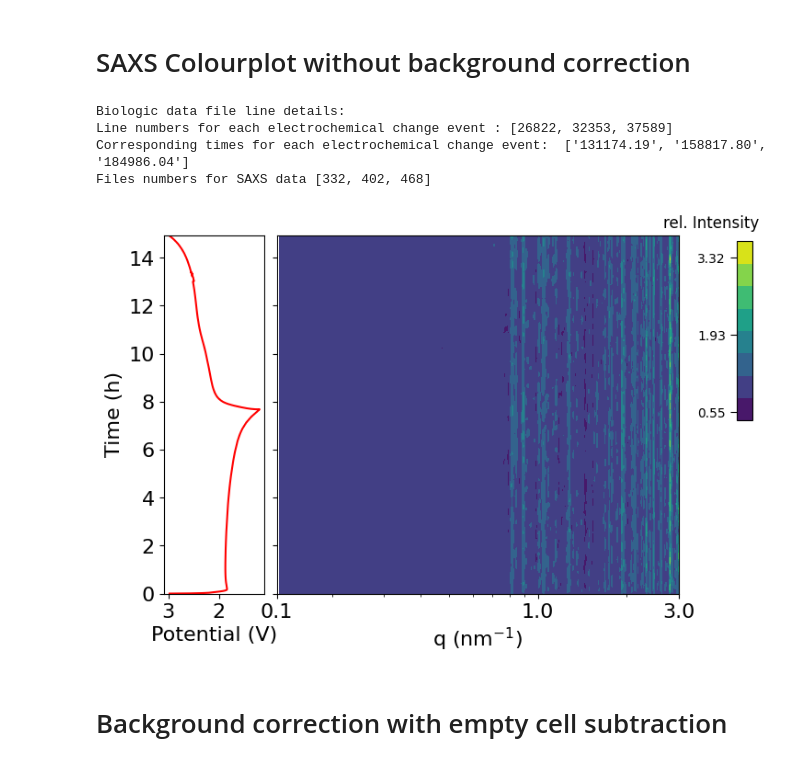
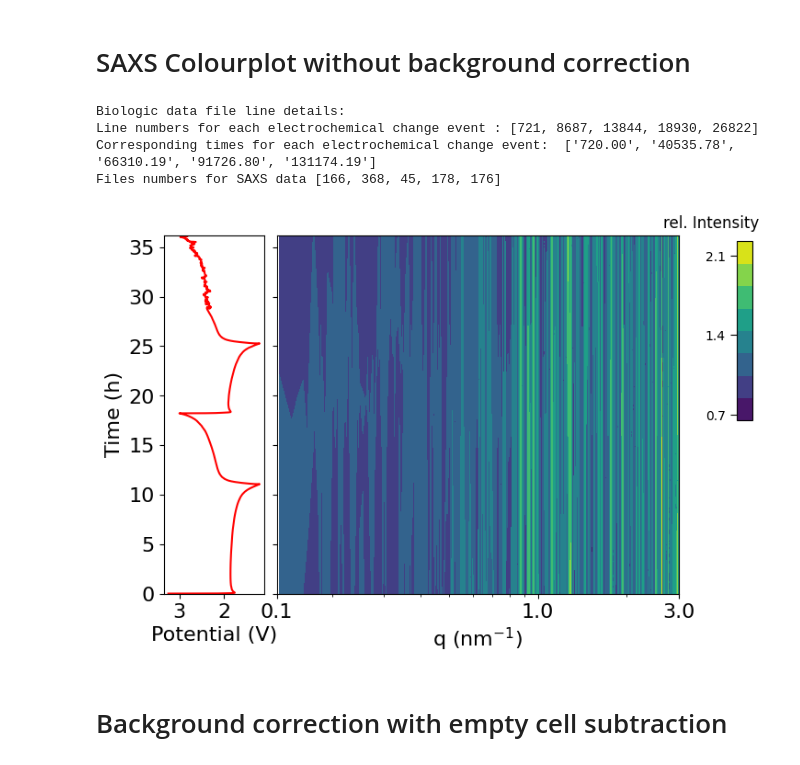
Before and after one commit to PronoyDutta/SAXS_WAXS, a Jupyter notebook: Notebooks_for_SWAXS/iodine_project/non_iodiene_20251017_Xenocs_cell.ipynb, the cells around one changed output. Saved outputs shown, nothing was run; the diff lists cells and outputs as text; code cells hidden in the pictures.

```diff
--- a/Notebooks_for_SWAXS/iodine_project/non_iodiene_20251017_Xenocs_cell.ipynb
+++ b/Notebooks_for_SWAXS/iodine_project/non_iodiene_20251017_Xenocs_cell.ipynb
@@ -308,8 +308,8 @@ def smooth_data(data, window_length, polyorder):
 # %% [markdown]
 # Upload/read data files for SAXS
 # %%
-directory_path = r'/workspaces/SAXS_WAXS/samples/iodine_project/host_data/Without_iodine_20251017'
-mpr_file_path = r'/workspaces/SAXS_WAXS/samples/iodine_project/host_data/Without_iodine_20251017/20251017_MSP20_S.mpr'
+directory_path = r'/Users/pronoydutta/GitHub/SAXS_WAXS/Notebooks_for_SWAXS/iodine_project/host_data/Without_iodine_20251017'
+mpr_file_path = r'/Users/pronoydutta/GitHub/SAXS_WAXS/Notebooks_for_SWAXS/iodine_project/host_data/Without_iodine_20251017/20251017_MSP20_S.mpr'
 os.chdir(directory_path)
 mpr = BL.MPRfile(mpr_file_path)
 
@@ -567,16 +567,16 @@ plt.tight_layout()
 # %% [markdown]
 # SAXS Colourplot without background correction
 # %%
-starting_file, discharge_file, last_file, new_time_dict, elec_df_2 = file_sorting(starting_cycle = 3, end_cycle = 3, plot= False)
+starting_file, discharge_file, last_file, new_time_dict, elec_df_2 = file_sorting(starting_cycle = 1, end_cycle = 2, plot= False)
 contourplot('saxs', 'relative', file_dictionary, new_time_dict, saxs_min_limit, 3, Normalization_file= starting_file, save_plot = False,
-            filename ="satDME.png",y_axis_mode= 'time', decimal_points=2, scientific=False, colorbar_position= 'side')
+            filename ="satDME.png",y_axis_mode= 'time', decimal_points=1, scientific=False, colorbar_position= 'side')
 #contourplot('saxs', 'absolute', file_dictionary, new_time_dict, saxs_min_limit, saxs_max_limit)
 # %% [output]
 Biologic data file line details:
-Line numbers for each electrochemical change event : [26822, 32353, 37589]
-Corresponding times for each electrochemical change event:  ['131174.19', '158817.80', '184986.04']
-Files numbers for SAXS data [332, 402, 468]
+Line numbers for each electrochemical change event : [721, 8687, 13844, 18930, 26822]
+Corresponding times for each electrochemical change event:  ['720.00', '40535.78', '66310.19', '91726.80', '131174.19']
+Files numbers for SAXS data [166, 368, 45, 178, 176]
-[figure, old version]
+[figure, new version]
 # %% [markdown]
 # Background correction with empty cell subtraction
 # %%
```
Also changed, not shown: parts of 2 cells of this notebook, 7 other files.
